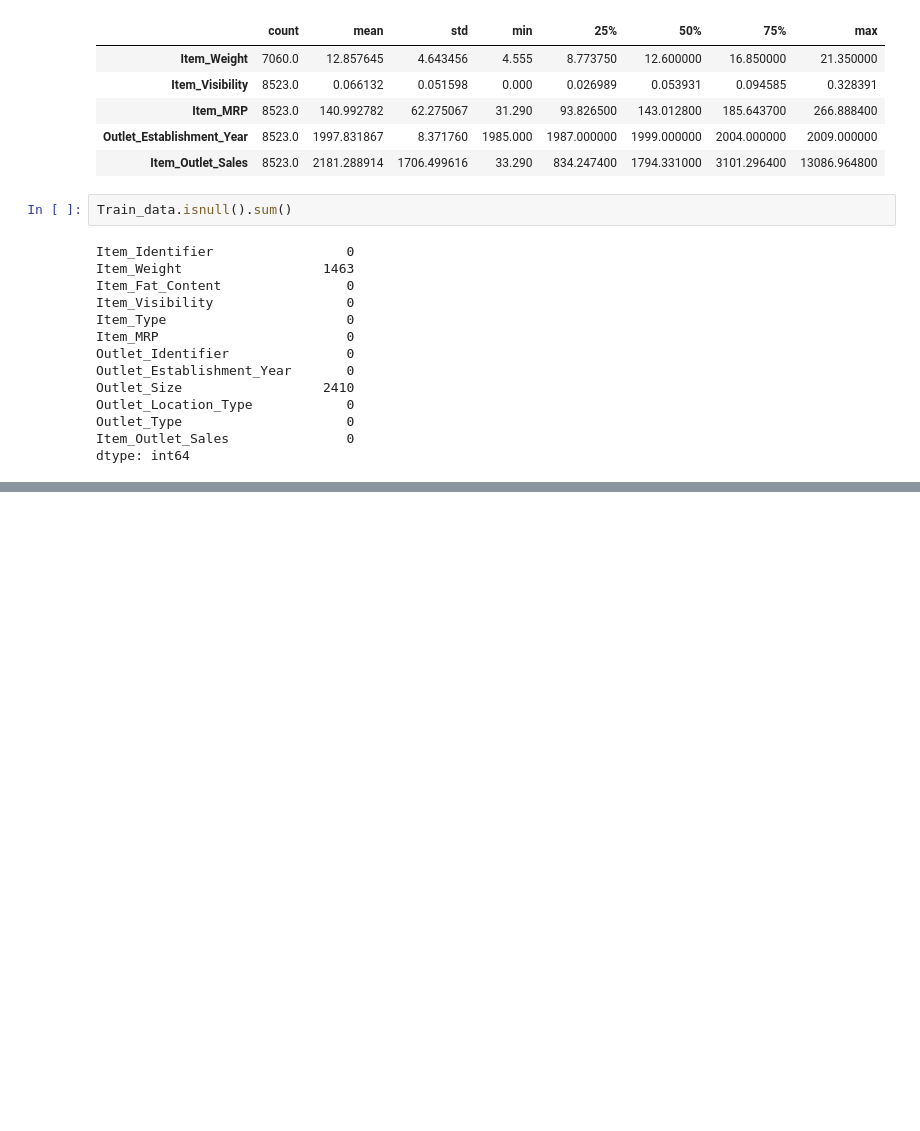
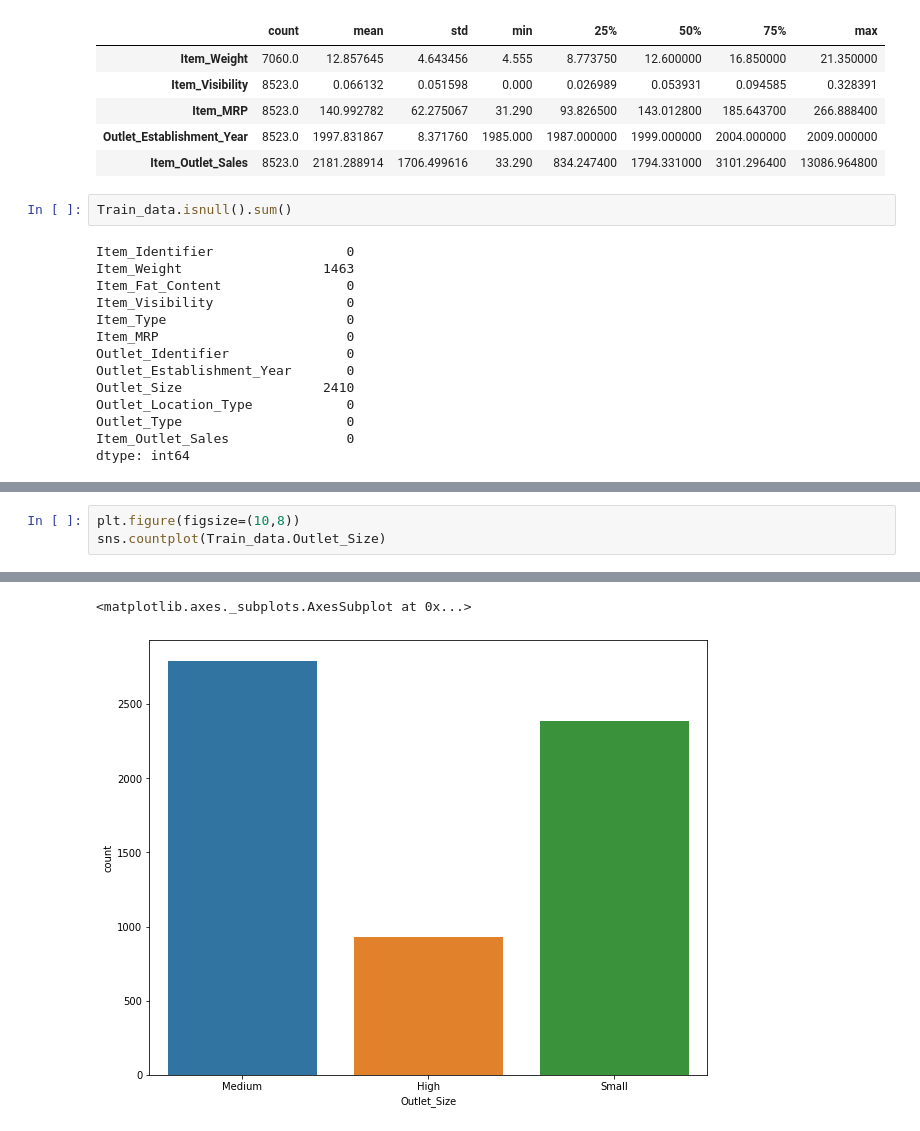
Before and after one commit to MelvinTom/miniproject, a Jupyter notebook: Project.ipynb, the cells around one changed output, grey strips where cells are left out. Drawn from its saved outputs; the diff is of its cells as text; blank space fills up the shorter version.

```diff
--- a/Project.ipynb
+++ b/Project.ipynb
@@ -82,0 +210,4 @@ dtype: int64
+# %%
+plt.figure(figsize=(10,8))
+sns.countplot(Train_data.Outlet_Size)
+# %% [output]
@@ -82,0 +216,2 @@ dtype: int64
+<matplotlib.axes._subplots.AxesSubplot at 0x...>
+[figure, added]
```
Also changed, not shown: parts of 21 cells of this notebook.
